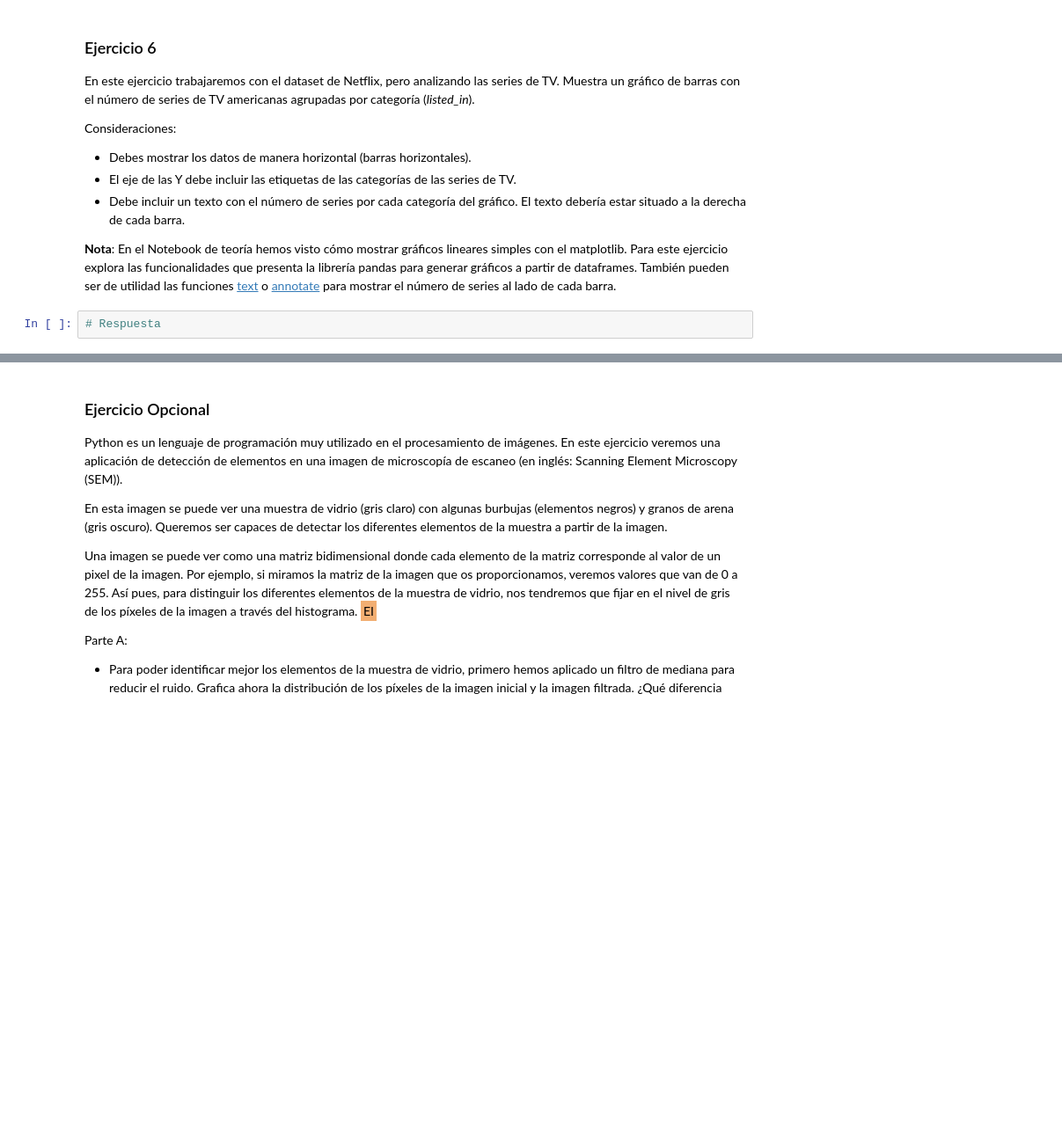
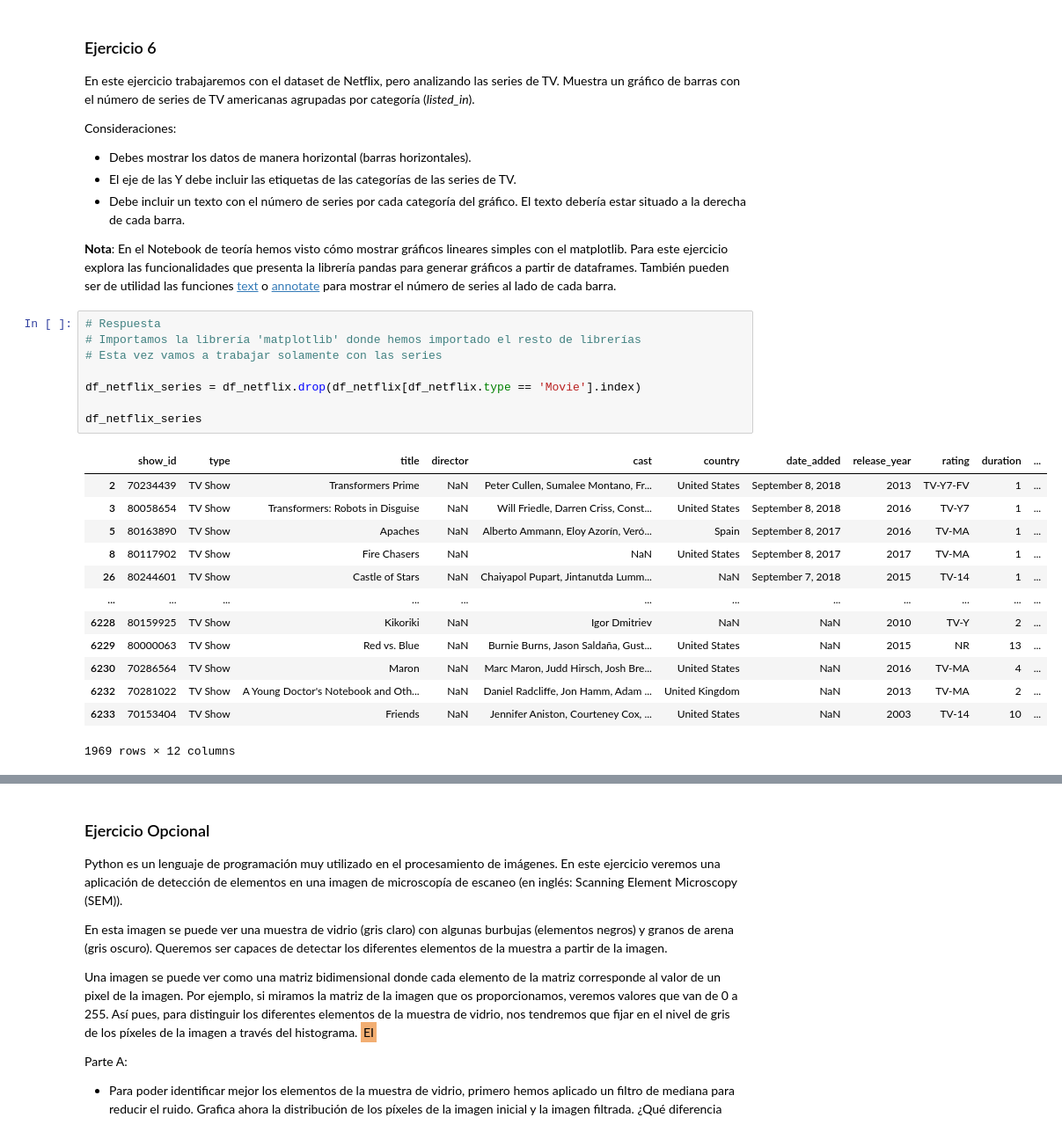
Before and after one commit to rdelaplaza/NEOLAND-DS2020-datalabs, a Jupyter notebook: 02-python-201/practices/02-pandas/your-code/03-pra-pandas_rodri.ipynb, the cells around one changed output, grey strips where cells are left out. Shown at 88% size. Cells and saved outputs as stored; diff of their text form; blank space fills up the shorter version.

```diff
--- a/02-python-201/practices/02-pandas/your-code/03-pra-pandas_rodri.ipynb
+++ b/02-python-201/practices/02-pandas/your-code/03-pra-pandas_rodri.ipynb
@@ -367,5 +368,25 @@ Consideraciones:
 - Debe incluir un texto con el número de series por cada categoría del gráfico. El texto debería estar situado a la derecha de cada barra.
 
 **Nota**: En el Notebook de teoría hemos visto cómo mostrar gráficos lineares simples con el matplotlib. Para este ejercicio explora las funcionalidades que presenta la librería pandas para generar gráficos a partir de dataframes. También pueden ser de utilidad las funciones [text](https://matplotlib.org/3.1.1/api/_as_gen/matplotlib.pyplot.text.html) o [annotate](https://matplotlib.org/3.1.1/api/_as_gen/matplotlib.pyplot.annotate.html) para mostrar el número de series al lado de cada barra.
-# %%
-# Respuesta
+# %%
+# Respuesta
+# Importamos la librería 'matplotlib' donde hemos importado el resto de librerías
+# Esta vez vamos a trabajar solamente con las series
+
+df_netflix_series = df_netflix.drop(df_netflix[df_netflix.type == 'Movie'].index)
+
+df_netflix_series
+# %% [output]
+|  | show_id | type | title | director | cast | country | date_added | release_year | rating | duration | ... |
+| 2 | 70234439 | TV Show | Transformers Prime | NaN | Peter Cullen, Sumalee Montano, Fr... | United States | September 8, 2018 | 2013 | TV-Y7-FV | 1 | ... |
+| 3 | 80058654 | TV Show | Transformers: Robots in Disguise | NaN | Will Friedle, Darren Criss, Const... | United States | September 8, 2018 | 2016 | TV-Y7 | 1 | ... |
+| 5 | 80163890 | TV Show | Apaches | NaN | Alberto Ammann, Eloy Azorín, Veró... | Spain | September 8, 2017 | 2016 | TV-MA | 1 | ... |
+| 8 | 80117902 | TV Show | Fire Chasers | NaN | NaN | United States | September 8, 2017 | 2017 | TV-MA | 1 | ... |
+| 26 | 80244601 | TV Show | Castle of Stars | NaN | Chaiyapol Pupart, Jintanutda Lumm... | NaN | September 7, 2018 | 2015 | TV-14 | 1 | ... |
+| ... | ... | ... | ... | ... | ... | ... | ... | ... | ... | ... | ... |
+| 6228 | 80159925 | TV Show | Kikoriki | NaN | Igor Dmitriev | NaN | NaN | 2010 | TV-Y | 2 | ... |
+| 6229 | 80000063 | TV Show | Red vs. Blue | NaN | Burnie Burns, Jason Saldaña, Gust... | United States | NaN | 2015 | NR | 13 | ... |
+| 6230 | 70286564 | TV Show | Maron | NaN | Marc Maron, Judd Hirsch, Josh Bre... | United States | NaN | 2016 | TV-MA | 4 | ... |
+| 6232 | 70281022 | TV Show | A Young Doctor's Notebook and Oth... | NaN | Daniel Radcliffe, Jon Hamm, Adam ... | United Kingdom | NaN | 2013 | TV-MA | 2 | ... |
+| 6233 | 70153404 | TV Show | Friends | NaN | Jennifer Aniston, Courteney Cox, ... | United States | NaN | 2003 | TV-14 | 10 | ... |
+1969 rows × 12 columns
```
Also changed, not shown: parts of 6 cells of this notebook, 1 other file.
